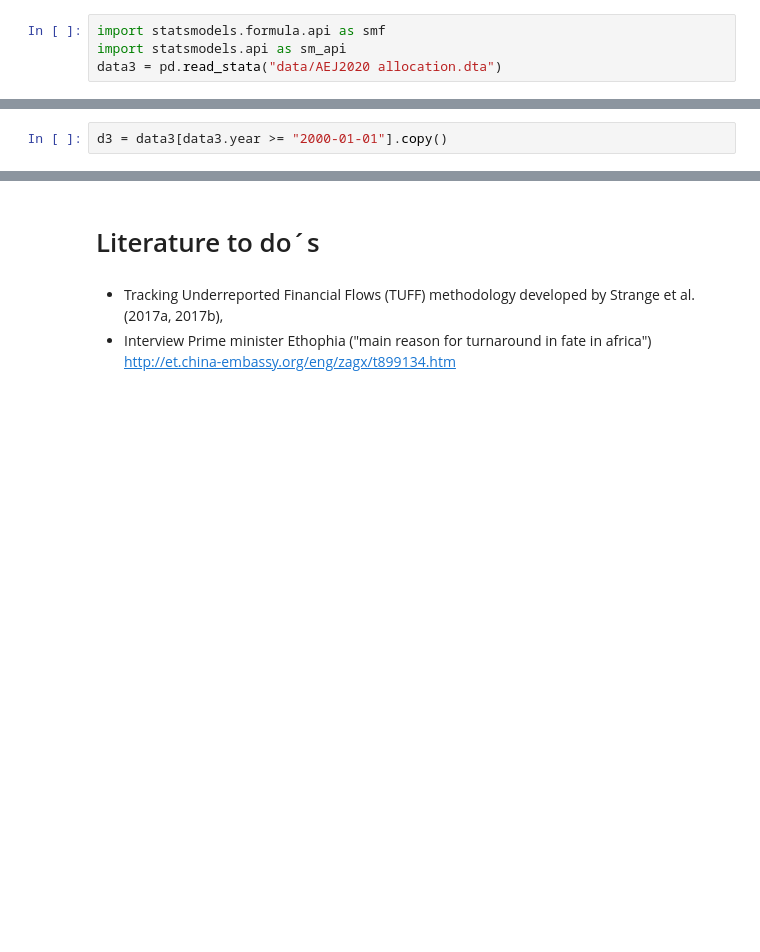
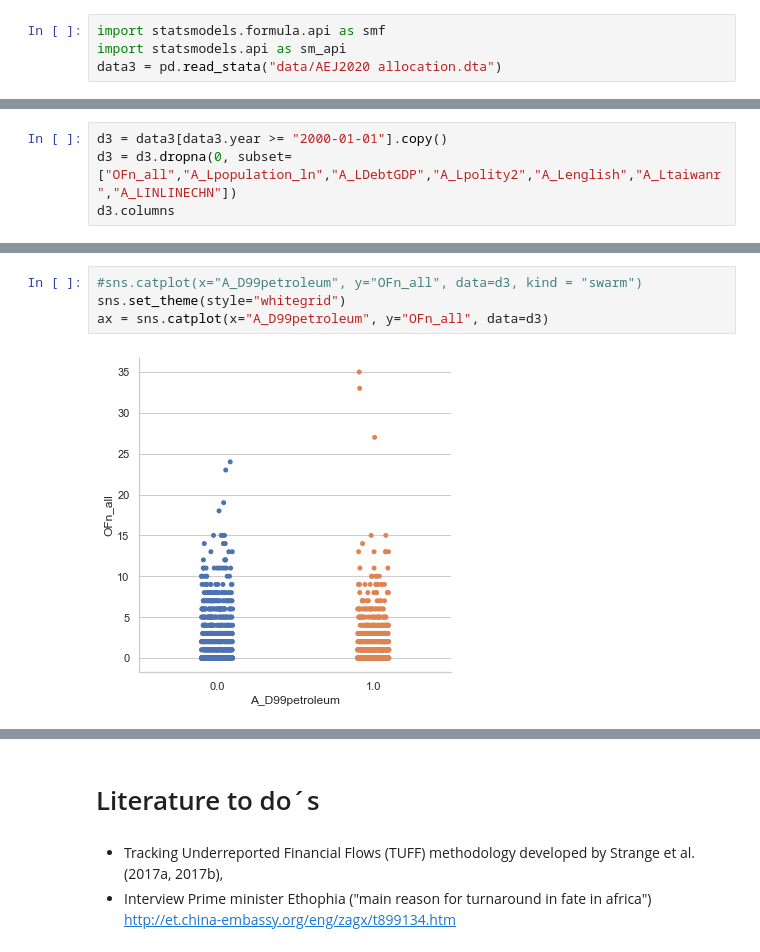
Before and after one commit to JonathanWillnow/ose-data-science-course-project-JonathanWillnow, a Jupyter notebook: JonathanWillnowOSE.ipynb, the cells around one changed output, grey strips where cells are left out. Drawn from its saved outputs; the diff is of its cells as text; blank space fills up the shorter version.

```diff
--- a/JonathanWillnowOSE.ipynb
+++ b/JonathanWillnowOSE.ipynb
@@ -342,2 +314,4 @@ Name: 1867, dtype: object
 # %%
 d3 = data3[data3.year >= "2000-01-01"].copy()
+d3 = d3.dropna(0, subset= ["OFn_all","A_Lpopulation_ln","A_LDebtGDP","A_Lpolity2","A_Lenglish","A_Ltaiwanr","A_LINLINECHN"])
+d3.columns
@@ -370,0 +371,6 @@ data
+# %%
+#sns.catplot(x="A_D99petroleum", y="OFn_all", data=d3, kind = "swarm")
+sns.set_theme(style="whitegrid")
+ax = sns.catplot(x="A_D99petroleum", y="OFn_all", data=d3)
+# %% [output]
+[figure, added]
```
Also changed, not shown: parts of 16 cells of this notebook.
